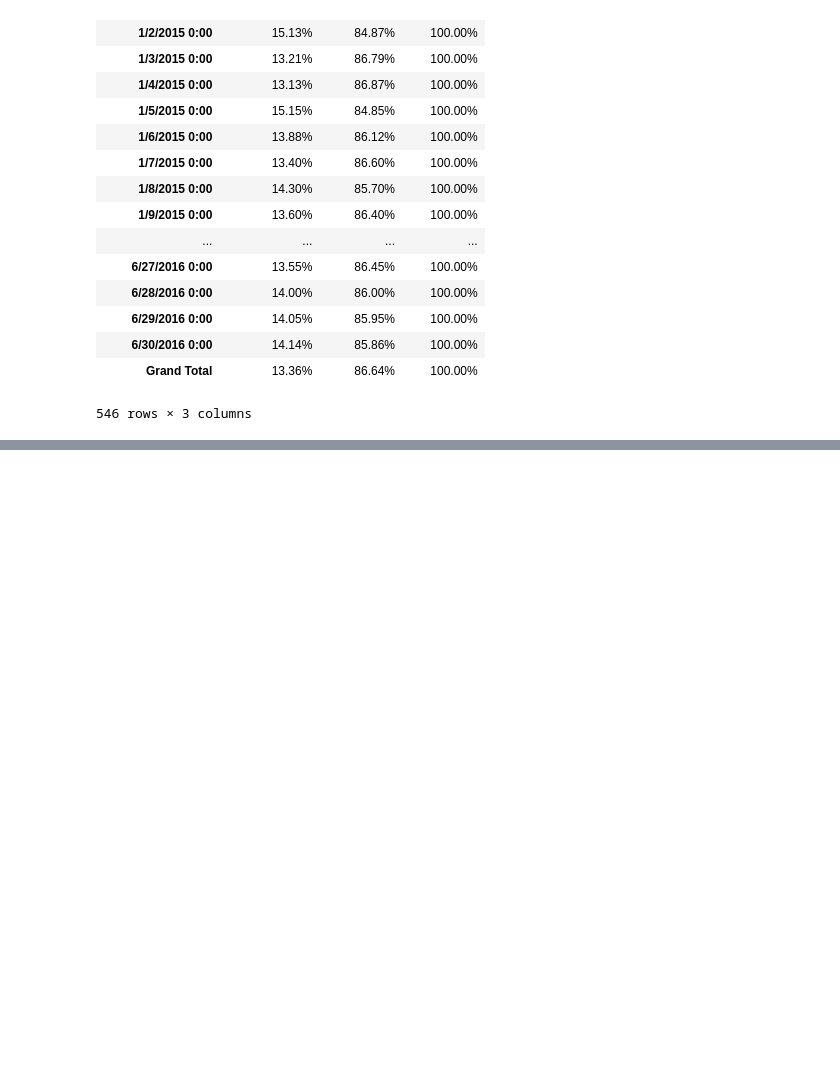
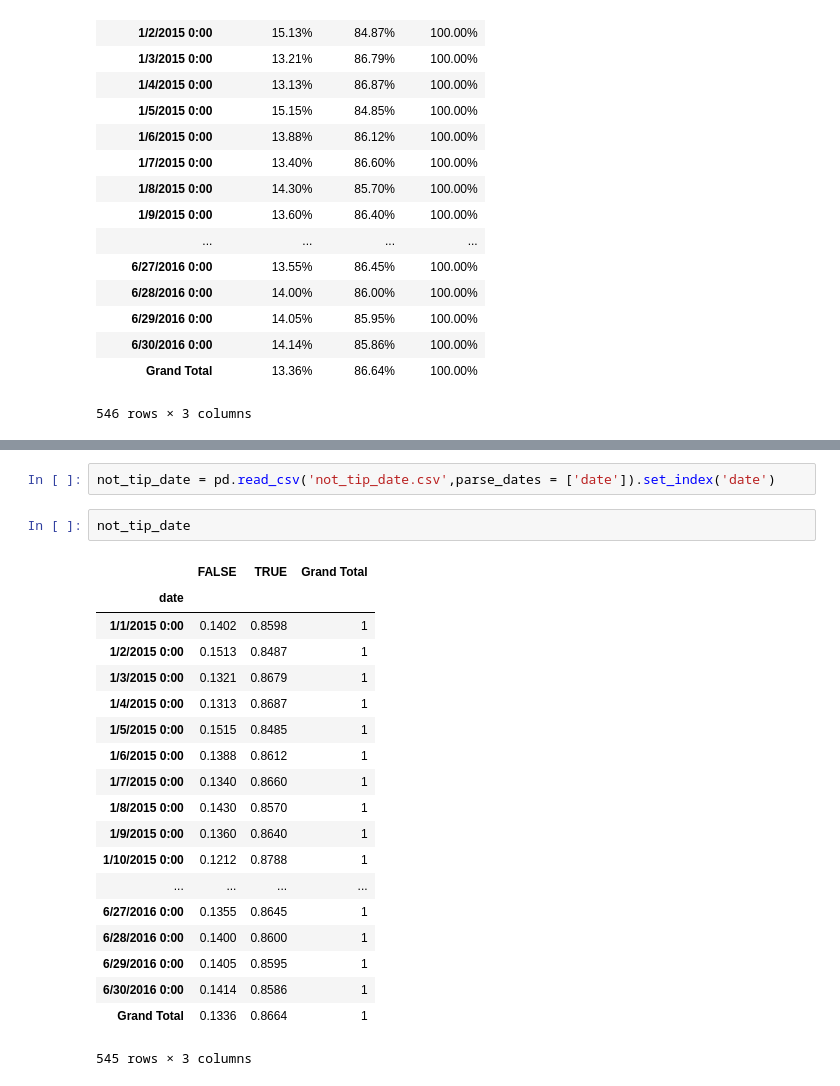
Before and after one commit to MiyainNYC/PySpark-Data-Challenge, a Jupyter notebook: Volume_VIZ.ipynb, the cells around one changed output, grey strips where cells are left out. Saved outputs shown, nothing was run; the diff lists cells and outputs as text; blank space fills up the shorter version.

```diff
--- a/Volume_VIZ.ipynb
+++ b/Volume_VIZ.ipynb
@@ -688,0 +721,24 @@ not_tip_date
+# %%
+not_tip_date = pd.read_csv('not_tip_date.csv',parse_dates = ['date']).set_index('date')
+# %%
+not_tip_date
+# %% [output]
+|  | FALSE | TRUE | Grand Total |
+| date |  |  |  |
+| 1/1/2015 0:00 | 0.1402 | 0.8598 | 1 |
+| 1/2/2015 0:00 | 0.1513 | 0.8487 | 1 |
+| 1/3/2015 0:00 | 0.1321 | 0.8679 | 1 |
+| 1/4/2015 0:00 | 0.1313 | 0.8687 | 1 |
+| 1/5/2015 0:00 | 0.1515 | 0.8485 | 1 |
+| 1/6/2015 0:00 | 0.1388 | 0.8612 | 1 |
+| 1/7/2015 0:00 | 0.1340 | 0.8660 | 1 |
+| 1/8/2015 0:00 | 0.1430 | 0.8570 | 1 |
+| 1/9/2015 0:00 | 0.1360 | 0.8640 | 1 |
+| 1/10/2015 0:00 | 0.1212 | 0.8788 | 1 |
+| ... | ... | ... | ... |
+| 6/27/2016 0:00 | 0.1355 | 0.8645 | 1 |
+| 6/28/2016 0:00 | 0.1400 | 0.8600 | 1 |
+| 6/29/2016 0:00 | 0.1405 | 0.8595 | 1 |
+| 6/30/2016 0:00 | 0.1414 | 0.8586 | 1 |
+| Grand Total | 0.1336 | 0.8664 | 1 |
+545 rows × 3 columns
```
Also changed, not shown: parts of 6 cells of this notebook.
